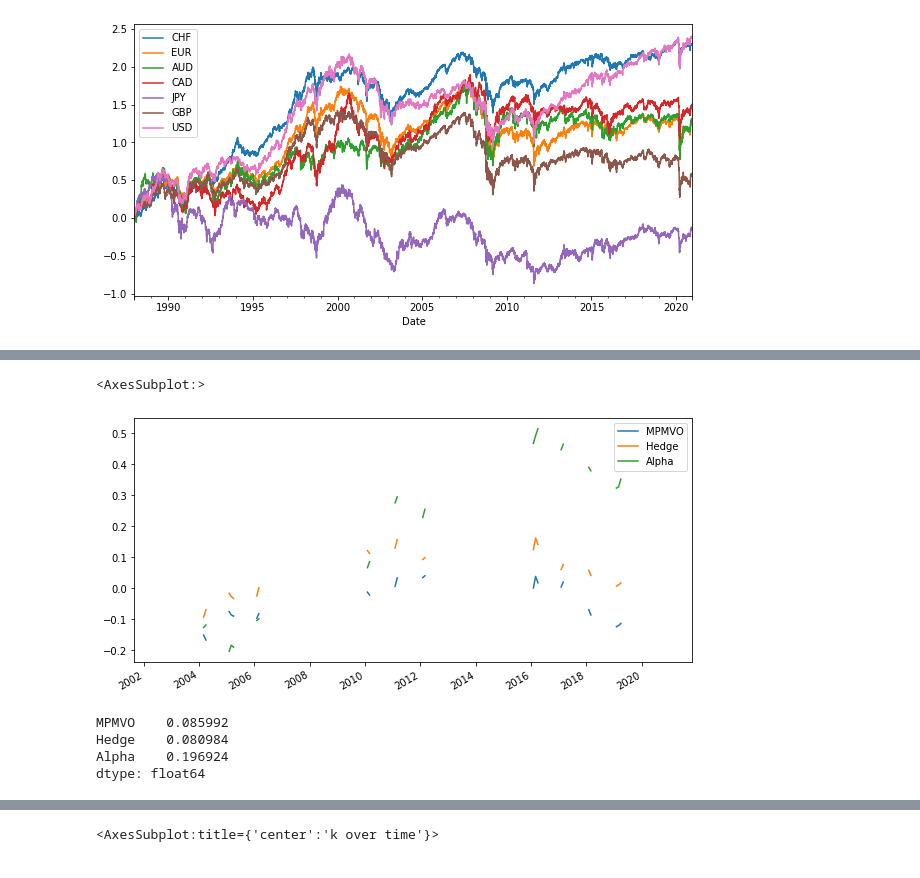
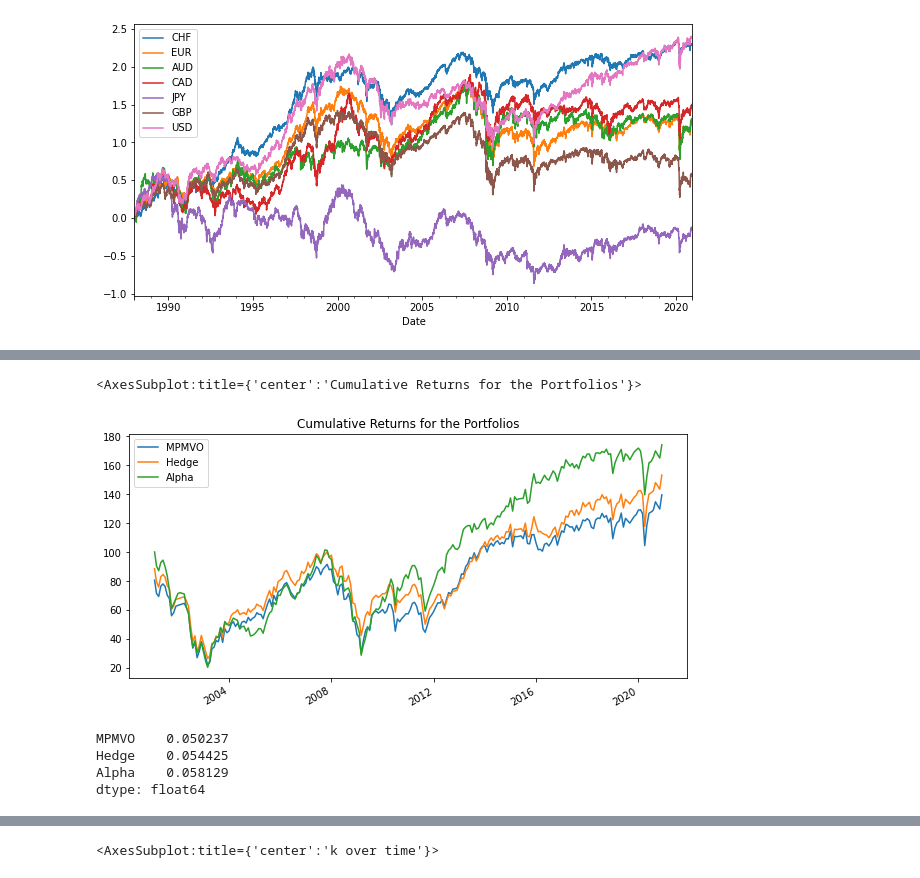
Before and after one commit to Tobias-Mann/Practicioners-Seminar-Notebook, a Jupyter notebook: Optimal Currency Hedging for International Equity Portfolios.ipynb, the cells around one changed output, grey strips where cells are left out. Saved outputs shown, nothing was run; the diff lists cells and outputs as text; code cells hidden in the pictures.

```diff
--- a/Optimal Currency Hedging for International Equity Portfolios.ipynb
+++ b/Optimal Currency Hedging for International Equity Portfolios.ipynb
@@ -239,3 +239,11 @@ monthly_fx_interest_returns = monthly_fx_interest_returns[monthly_fx_interest_re
 sr_weights = sr_weights[sr_weights.index.isin(monthly_fx_interest_returns.index)]
 hedge_weights = hedge_weights[hedge_weights.index.isin(monthly_fx_interest_returns.index)]
 alpha_weights = alpha_weights[alpha_weights.index.isin(monthly_fx_interest_returns.index)]
+# %%
+MSCI_World = 100*(1+np.log(1+pd.read_excel("MSCI_World_total_return_chf.xlsx",index_col=0, skiprows=18, usecols=[0,1]).sort_index().pct_change()).cumsum())
+MSCI_World_hedged = pd.read_excel("Msci World hCHF.xlsx", index_col=0).dropna().sort_index()
+MSCI_World["hedged"]=MSCI_World_hedged
+MSCI_World.plot()
+new_df=MSCI_World.groupby([MSCI_World.index.year, MSCI_World.index.month]).agg(lambda x: x[0])
+new_df.index = pd.to_datetime(list(dt.date(year=x[0], month=x[1], day=1) for x in new_df.index))
+new_df.dropna()
@@ -242,21 +265,19 @@ alpha_weights = alpha_weights[alpha_weights.index.isin(monthly_fx_interest_retur
 # %%
 #plotting cumulative return of the sharp ratio omtimizing hedge
-equity_portfolio = equities_returns[equities_returns.index.isin(country_weights_in_data.index)].sort_index().multiply(country_weights_in_data)
-equity_portfolio_cum_ret = equity_portfolio.sum(axis=1)
 portfolios = pd.DataFrame(index=monthly_fx_interest_returns.index)
-portfolios["MPMVO"] = monthly_fx_interest_returns.multiply(sr_weights).sum(axis=1).cumsum()
-portfolios["Hedge"] = monthly_fx_interest_returns.multiply(hedge_weights).sum(axis=1).cumsum()
-portfolios["Alpha"] = monthly_fx_interest_returns.multiply(alpha_weights).sum(axis=1).cumsum()
+portfolios["MPMVO"] = monthly_fx_interest_returns.multiply(sr_weights).sum(axis=1).cumsum()+(new_df["Close"]/100-1)
+portfolios["Hedge"] = monthly_fx_interest_returns.multiply(hedge_weights).sum(axis=1).cumsum()+(new_df["Close"]/100-1)
+portfolios["Alpha"] = monthly_fx_interest_returns.multiply(alpha_weights).sum(axis=1).cumsum()+(new_df["Close"]/100-1)
 equity_portfolio_cum_ret= equity_portfolio_cum_ret[equity_portfolio_cum_ret.index.isin(portfolios.index)]
 
-portfolios.plot(title="")
+((portfolios+1)*100).plot(title="Cumulative Returns for the Portfolios")
 # %% [output]
-<AxesSubplot:>
+<AxesSubplot:title={'center':'Cumulative Returns for the Portfolios'}>
-[figure, old version]
+[figure, new version]
 # %%
-portfolios.std()
+portfolios.diff().mean()/portfolios.diff().std()
 # %% [output]
-MPMVO    0.085992
-Hedge    0.080984
-Alpha    0.196924
+MPMVO    0.050237
+Hedge    0.054425
+Alpha    0.058129
 dtype: float64
```
Also changed, not shown: parts of 8 cells of this notebook.
